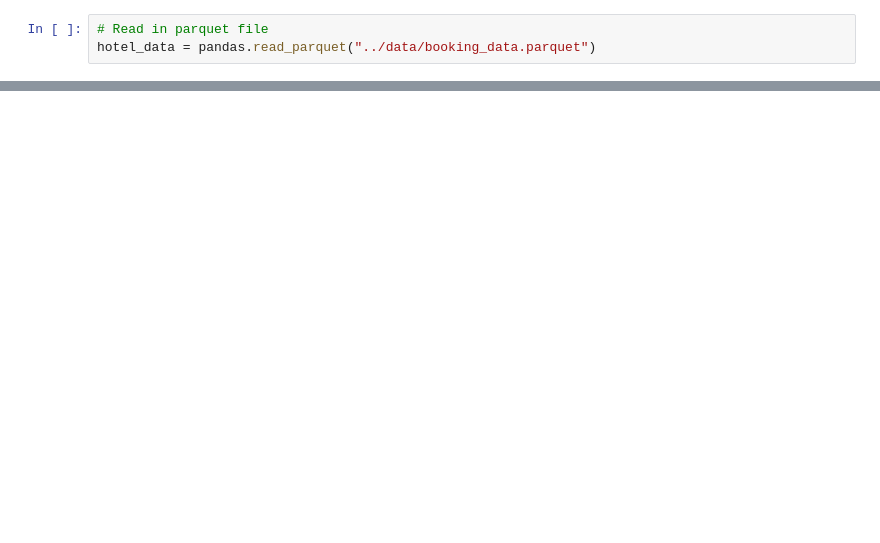
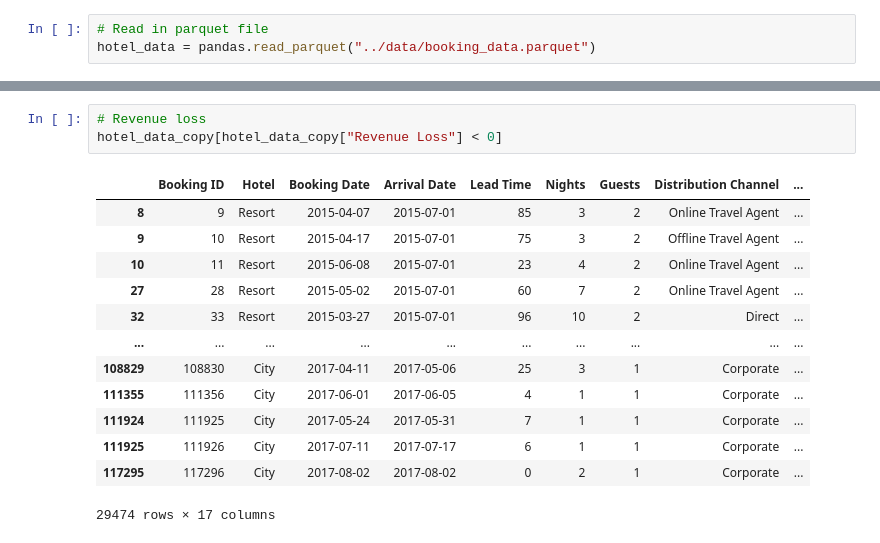
Before and after one commit to Merci93/Hotel_Booking_Analysis, a Jupyter notebook: src/hotel_booking_analysis.ipynb, the cells around one changed output, grey strips where cells are left out. Cells and saved outputs as stored; diff of their text form; blank space fills up the shorter version.

```diff
--- a/src/hotel_booking_analysis.ipynb
+++ b/src/hotel_booking_analysis.ipynb
@@ -14,0 +162,17 @@ hotel_data.to_parquet("../data/booking_data.parquet", compression="snappy")
+# %%
+# Revenue loss
+hotel_data_copy[hotel_data_copy["Revenue Loss"] < 0]
+# %% [output]
+|  | Booking ID | Hotel | Booking Date | Arrival Date | Lead Time | Nights | Guests | Distribution Channel | ... |
+| 8 | 9 | Resort | 2015-04-07 | 2015-07-01 | 85 | 3 | 2 | Online Travel Agent | ... |
+| 9 | 10 | Resort | 2015-04-17 | 2015-07-01 | 75 | 3 | 2 | Offline Travel Agent | ... |
+| 10 | 11 | Resort | 2015-06-08 | 2015-07-01 | 23 | 4 | 2 | Online Travel Agent | ... |
+| 27 | 28 | Resort | 2015-05-02 | 2015-07-01 | 60 | 7 | 2 | Online Travel Agent | ... |
+| 32 | 33 | Resort | 2015-03-27 | 2015-07-01 | 96 | 10 | 2 | Direct | ... |
+| ... | ... | ... | ... | ... | ... | ... | ... | ... | ... |
+| 108829 | 108830 | City | 2017-04-11 | 2017-05-06 | 25 | 3 | 1 | Corporate | ... |
+| 111355 | 111356 | City | 2017-06-01 | 2017-06-05 | 4 | 1 | 1 | Corporate | ... |
+| 111924 | 111925 | City | 2017-05-24 | 2017-05-31 | 7 | 1 | 1 | Corporate | ... |
+| 111925 | 111926 | City | 2017-07-11 | 2017-07-17 | 6 | 1 | 1 | Corporate | ... |
+| 117295 | 117296 | City | 2017-08-02 | 2017-08-02 | 0 | 2 | 1 | Corporate | ... |
+29474 rows × 17 columns
```
Also changed, not shown: parts of 22 cells of this notebook.
